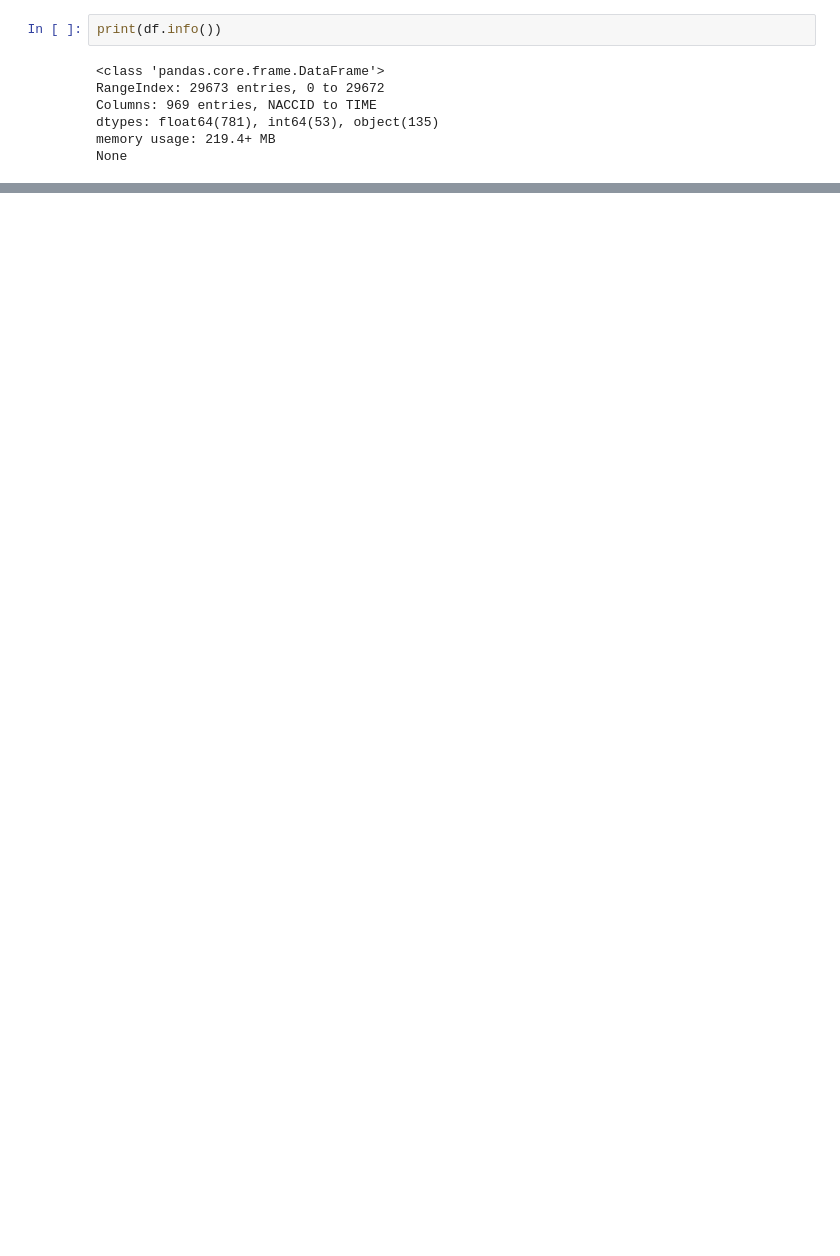
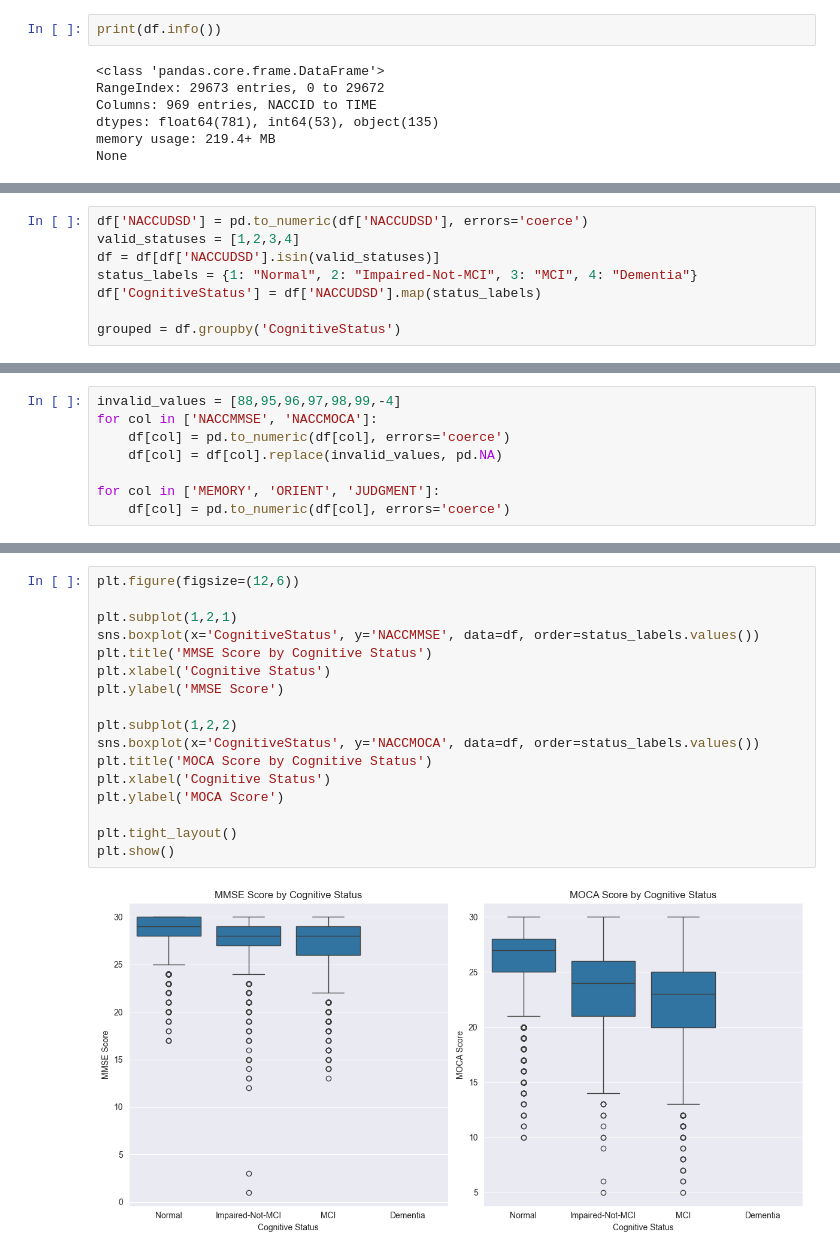
Before and after one commit to xpartla/Bakalarka, a Jupyter notebook: EDA.ipynb, the cells around one changed output, grey strips where cells are left out. Cells and saved outputs as stored; diff of their text form; blank space fills up the shorter version.

Commit message:
EDA for cognitive assessments, neuro symptoms, family history wip

```diff
--- a/EDA.ipynb
+++ b/EDA.ipynb
@@ -99,0 +106,8 @@ From the description of the data we can see the following:
+# %%
+df['NACCUDSD'] = pd.to_numeric(df['NACCUDSD'], errors='coerce')
+valid_statuses = [1,2,3,4]
+df = df[df['NACCUDSD'].isin(valid_statuses)]
+status_labels = {1: "Normal", 2: "Impaired-Not-MCI", 3: "MCI", 4: "Dementia"}
+df['CognitiveStatus'] = df['NACCUDSD'].map(status_labels)
+
+grouped = df.groupby('CognitiveStatus')
@@ -99,0 +118,8 @@ From the description of the data we can see the following:
+# %%
+invalid_values = [88,95,96,97,98,99,-4]
+for col in ['NACCMMSE', 'NACCMOCA']:
+    df[col] = pd.to_numeric(df[col], errors='coerce')
+    df[col] = df[col].replace(invalid_values, pd.NA)
+
+for col in ['MEMORY', 'ORIENT', 'JUDGMENT']:
+    df[col] = pd.to_numeric(df[col], errors='coerce')
@@ -99,0 +147,19 @@ From the description of the data we can see the following:
+# %%
+plt.figure(figsize=(12,6))
+
+plt.subplot(1,2,1)
+sns.boxplot(x='CognitiveStatus', y='NACCMMSE', data=df, order=status_labels.values())
+plt.title('MMSE Score by Cognitive Status')
+plt.xlabel('Cognitive Status')
+plt.ylabel('MMSE Score')
+
+plt.subplot(1,2,2)
+sns.boxplot(x='CognitiveStatus', y='NACCMOCA', data=df, order=status_labels.values())
+plt.title('MOCA Score by Cognitive Status')
+plt.xlabel('Cognitive Status')
+plt.ylabel('MOCA Score')
+
+plt.tight_layout()
+plt.show()
+# %% [output]
+[figure, added]
```
Also changed, not shown: parts of 23 cells of this notebook.
